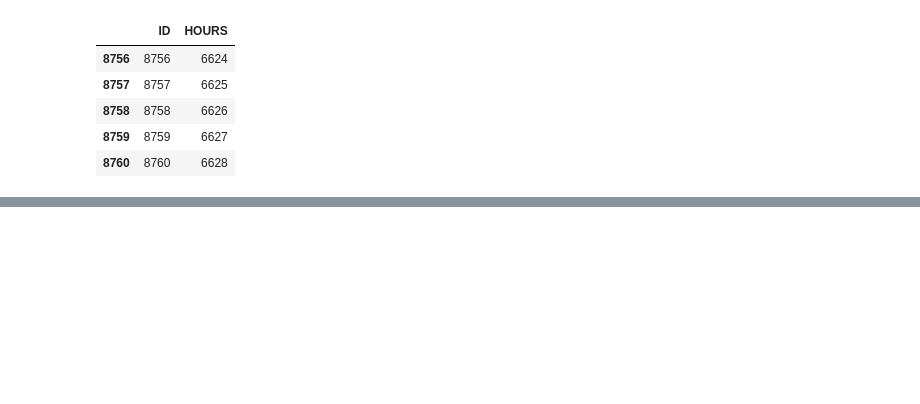
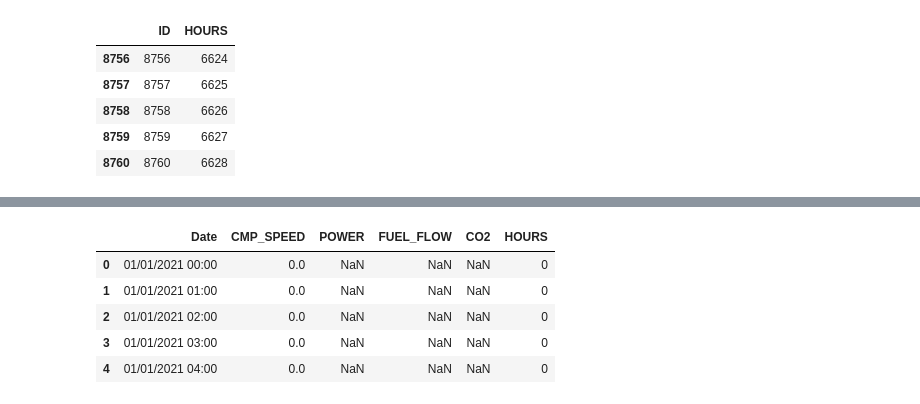
Before and after one commit to Stmark1/Visualization_Team_4, a Jupyter notebook: hours-challenge.ipynb, the cells around one changed output, grey strips where cells are left out. Saved outputs shown, nothing was run; the diff lists cells and outputs as text; code cells hidden in the pictures; blank space fills up the shorter version.

```diff
--- a/hours-challenge.ipynb
+++ b/hours-challenge.ipynb
@@ -157,0 +270,9 @@ view.tail()
+# %%
+mustard_panda_engine7.head()
+# %% [output]
+|  | Date | CMP_SPEED | POWER | FUEL_FLOW | CO2 | HOURS |
+| 0 | 01/01/2021 00:00 | 0.0 | NaN | NaN | NaN | 0 |
+| 1 | 01/01/2021 01:00 | 0.0 | NaN | NaN | NaN | 0 |
+| 2 | 01/01/2021 02:00 | 0.0 | NaN | NaN | NaN | 0 |
+| 3 | 01/01/2021 03:00 | 0.0 | NaN | NaN | NaN | 0 |
+| 4 | 01/01/2021 04:00 | 0.0 | NaN | NaN | NaN | 0 |
```
Also changed, not shown: parts of 55 cells of this notebook.
